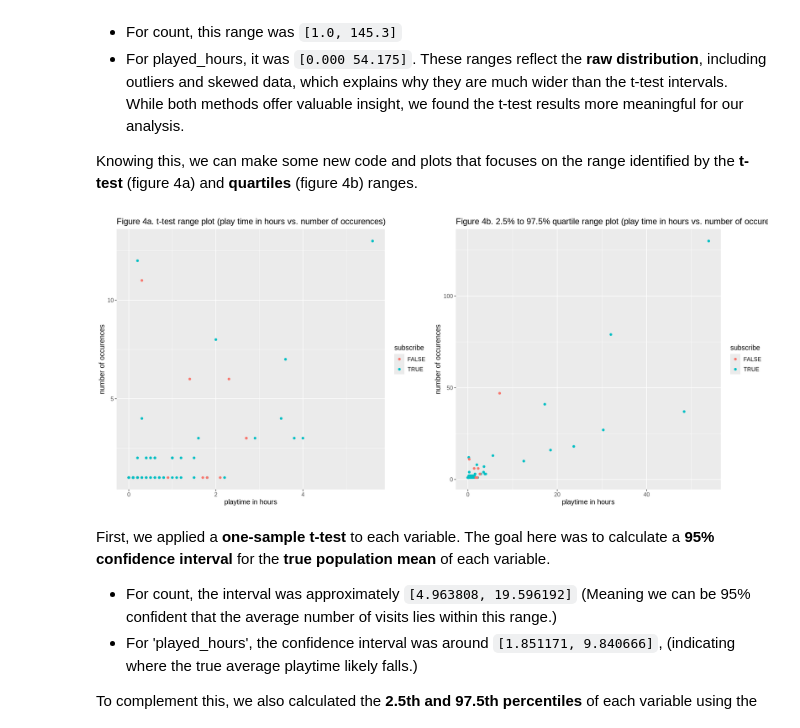
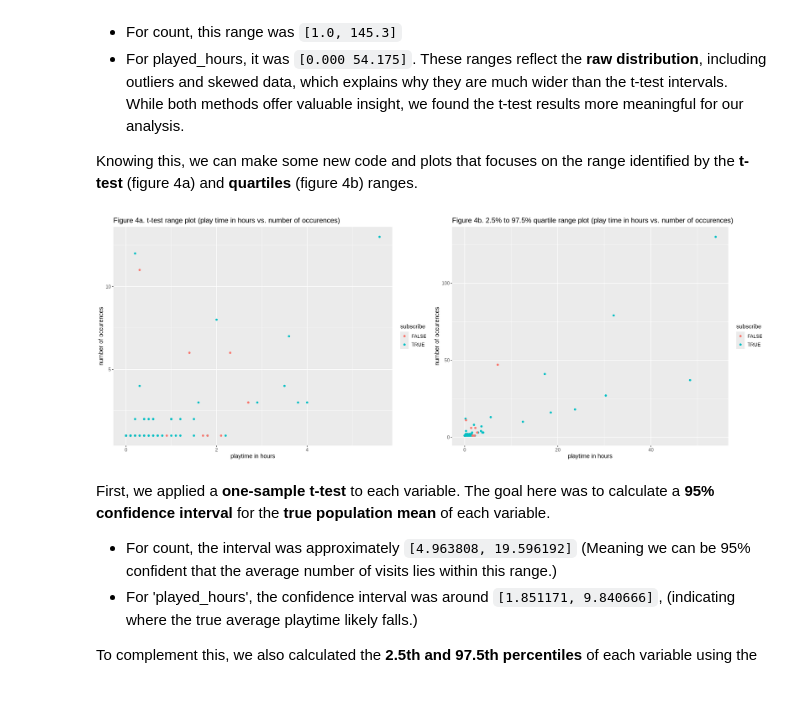
Before and after one commit to clam171/DSCI-100---S6G16, a Jupyter notebook: DSCI 100(S6G16) Project.ipynb, the cells around one changed output. Drawn from its saved outputs; the diff is of its cells as text; code cells hidden in the pictures; blank space fills up the shorter version.

```diff
--- a/DSCI 100(S6G16) Project.ipynb
+++ b/DSCI 100(S6G16) Project.ipynb
@@ -285,31 +285,31 @@ While both methods offer valuable insight, we found the t-test results more mean
 
 Knowing this, we can make some new code and plots that focuses on the range identified by the **t-test** (figure 4a) and **quartiles** (figure 4b) ranges.
 # %%
-options(repr.plot.width = 16, repr.plot_height = 10)
+options(repr.plot.width = 19, repr.plot_height = 10)
 
 filtered_quartile_data <- final_data |>
     select(played_hours, count, subscribe) |>
     filter(1.0 <= count & count <= 145.3, 0 <= played_hours & played_hours <= 54.175)
 
 filtered_ttest_data <- final_data |>
     select(played_hours, count, subscribe) |>
     filter(count <= 19.596192, played_hours <= 9.840666)
 
 filtered_data_ttest_plot <- ggplot(filtered_ttest_data, aes(x = played_hours, y = count, colour = subscribe)) +
     geom_point() +
     ggtitle("Figure 4a. t-test range plot (play time in hours vs. number of occurences)") +
     labs(x = "playtime in hours", y = "number of occurences") +
     theme(text = element_text(size = 12))
 
 filtered_quartile_plot <- ggplot(filtered_quartile_data, aes(x = played_hours, y = count, colour = subscribe)) +
     geom_point() +
     ggtitle("Figure 4b. 2.5% to 97.5% quartile range plot (play time in hours vs. number of occurences)") +
     labs(x = "playtime in hours", y = "number of occurences") +
     theme(text = element_text(size = 12))
 
 plot_grid(filtered_data_ttest_plot, filtered_quartile_plot)
 # %% [output]
-[figure, old version]
+[figure, new version]
 # %% [markdown]
 First, we applied a **one-sample t-test** to each variable.
 The goal here was to calculate a **95% confidence interval** for the **true population mean** of each variable.
```
